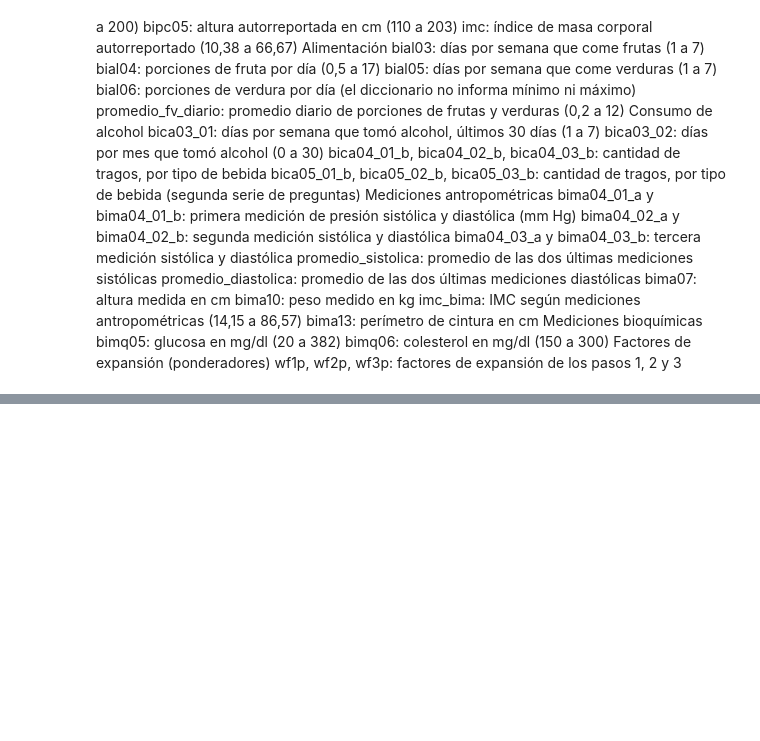
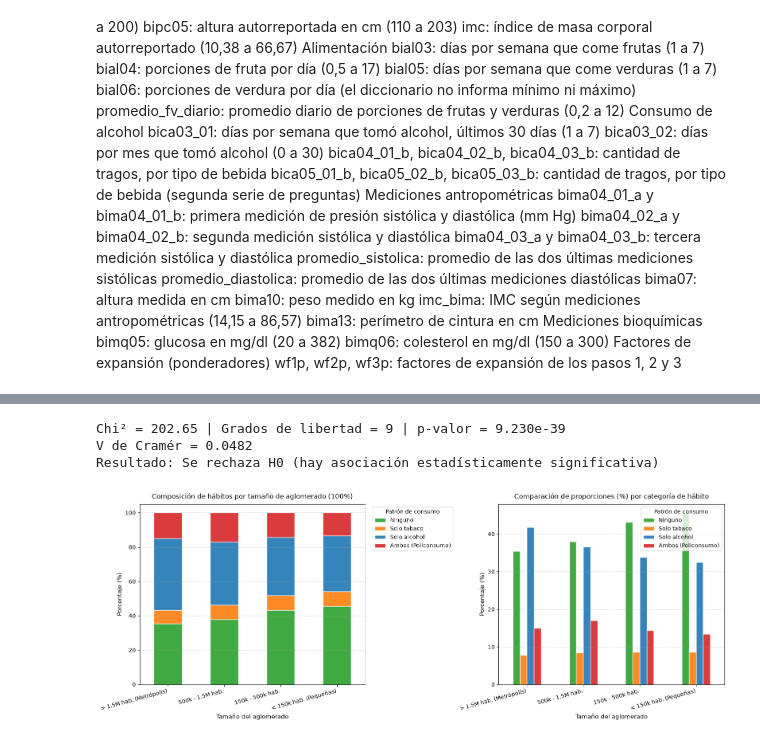
Before and after one commit to fausmurgades/Fundamentos-De-La-Ciencia-De-Datos-TP-Especial, a Jupyter notebook: faus.ipynb, the cells around one changed output, grey strips where cells are left out. Drawn from its saved outputs; the diff is of its cells as text; code cells hidden in the pictures; blank space fills up the shorter version.

```diff
--- a/faus.ipynb
+++ b/faus.ipynb
@@ -1030,0 +1199,42 @@ df_comp.sort_values(by='% Población Real 2018', ascending=False)
+# %%
+# Test chi-cuadrado de independencia con frecuencias observadas
+chi2_stat, p_val, dof, esperados = chi2_contingency(tabla_obs)
+
+# Tamaño del efecto: V de Cramér
+n_total = tabla_obs.values.sum()
+r, k = tabla_obs.shape
+v_cramer = np.sqrt(chi2_stat / (n_total * (min(r, k) - 1)))
+
+print(f"Chi² = {chi2_stat:,.2f} | Grados de libertad = {dof} | p-valor = {p_val:.3e}")
+print(f"V de Cramér = {v_cramer:.4f}")
+print("Resultado: Se rechaza H0 (hay asociación estadísticamente significativa)" if p_val < 0.05 else "No se rechaza H0")
+# %% [output]
+Chi² = 202.65 | Grados de libertad = 9 | p-valor = 9.230e-39
+V de Cramér = 0.0482
+Resultado: Se rechaza H0 (hay asociación estadísticamente significativa)
+# %%
+fig, axes = plt.subplots(1, 2, figsize=(16, 6))
+
+# Gráfico 1: Barras apiladas al 100% (composición relativa de hábitos por tamaño)
+colores = ["#2ca02c", "#ff7f0e", "#1f77b4", "#d62728"]
+tabla_pct.plot(kind="bar", stacked=True, ax=axes[0], color=colores, edgecolor="white", alpha=0.9)
+axes[0].set_title("Composición de hábitos por tamaño de aglomerado (100%)", fontsize=12, pad=10)
+axes[0].set_xlabel("Tamaño del aglomerado", fontsize=11)
+axes[0].set_ylabel("Porcentaje (%)", fontsize=11)
+axes[0].set_xticklabels(axes[0].get_xticklabels(), rotation=15, ha="right")
+axes[0].legend(title="Patrón de consumo", bbox_to_anchor=(1.02, 1), loc="upper left")
+axes[0].grid(axis="y", linestyle="--", alpha=0.5)
+
+# Gráfico 2: Barras agrupadas (comparación directa de cada hábito entre tamaños de ciudad)
+tabla_pct.plot(kind="bar", stacked=False, ax=axes[1], color=colores, edgecolor="white", alpha=0.9)
+axes[1].set_title("Comparación de proporciones (%) por categoría de hábito", fontsize=12, pad=10)
+axes[1].set_xlabel("Tamaño del aglomerado", fontsize=11)
+axes[1].set_ylabel("Porcentaje (%)", fontsize=11)
+axes[1].set_xticklabels(axes[1].get_xticklabels(), rotation=15, ha="right")
+axes[1].legend(title="Patrón de consumo")
+axes[1].grid(axis="y", linestyle="--", alpha=0.5)
+
+plt.tight_layout()
+plt.show()
+# %% [output]
+[figure, added]
```
Also changed, not shown: parts of 72 cells of this notebook.
